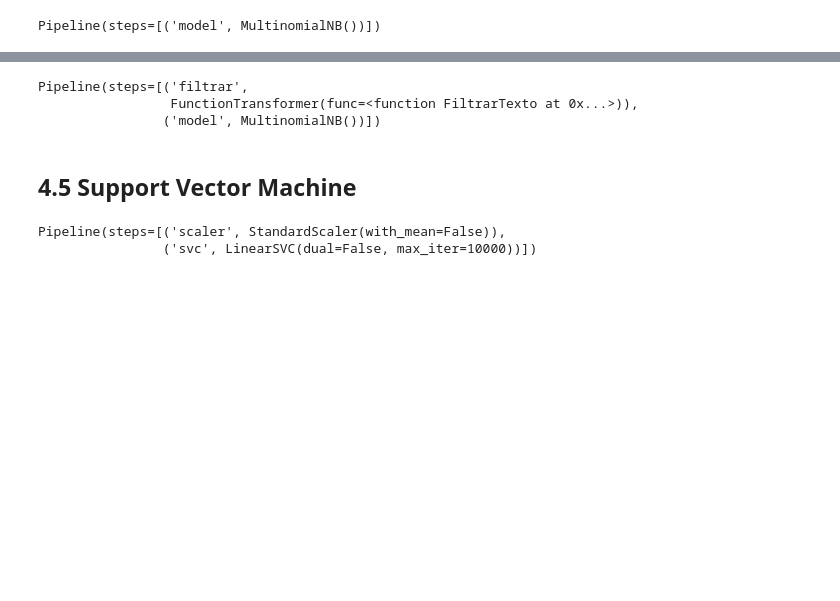
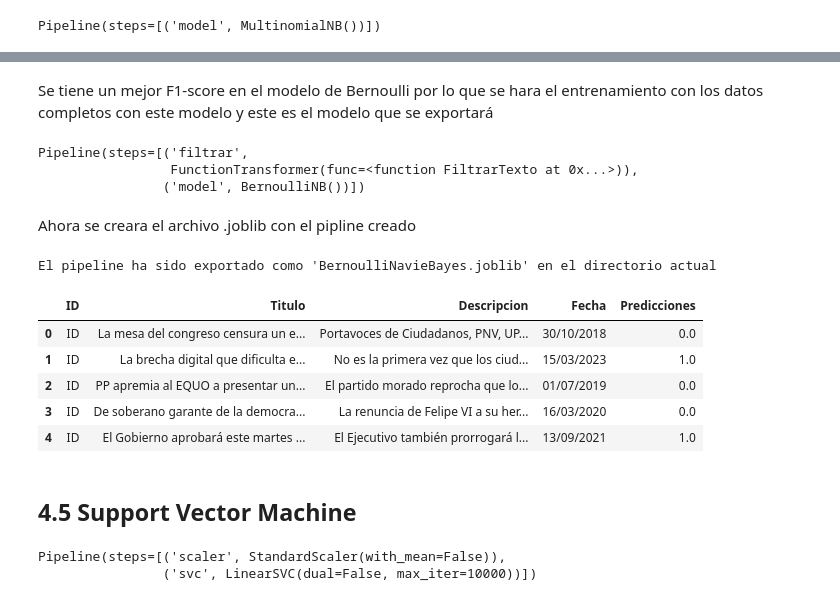
Before and after one commit to andreschaparr0/Proyecto01-BI, a Jupyter notebook: Proyecto 1/Proyecto1.ipynb, the cells around one changed output, grey strips where cells are left out. Cells and saved outputs as stored; diff of their text form; code cells hidden in the pictures; blank space fills up the shorter version.

Commit message:
Listo el modelo multilineal de naive bayes y bernoulli de naive bayes. Se escogio Bernoulli y ya se hizo las predicciones y el .joblib

```diff
--- a/Proyecto 1/Proyecto1.ipynb
+++ b/Proyecto 1/Proyecto1.ipynb
@@ -712,19 +798,45 @@ ROC AUC: 0.83613114517444
+# %% [markdown]
+Se tiene un mejor F1-score en el modelo de Bernoulli por lo que se hara el entrenamiento con los datos completos con este modelo y este es el modelo que se exportará
 # %%
-from sklearn.preprocessing import StandardScaler, FunctionTransformer
+from sklearn.preprocessing import FunctionTransformer
 
-filtrar_transformer_mvb = FunctionTransformer(FiltrarTexto)
+filtrar_transformer = FunctionTransformer(FiltrarTexto)
 
-mvbCompleto = Pipeline([
-    ("filtrar", filtrar_transformer_mvb),
-    ('model', MultinomialNB())
+bernoulliNBCompleta = Pipeline([
+    ("filtrar", filtrar_transformer),
+    ('model', BernoulliNB())
 ])
 
 # Entrenar el pipeline
-mvbCompleto.fit(data_original_0, data_original_6['Label'])
+bernoulliNBCompleta.fit(data_original_0, data_original_6['Label'])
 # %% [output]
 Pipeline(steps=[('filtrar',
                  FunctionTransformer(func=<function FiltrarTexto at 0x...>)),
-                ('model', MultinomialNB())])
+                ('model', BernoulliNB())])
+# %% [markdown]
+Ahora se creara el archivo .joblib con el pipline creado
+# %%
+from joblib import dump
+
+# Exportar el pipeline entrenado en formato .joblib
+dump(bernoulliNBCompleta, "BernoulliNavieBayes.joblib")
+print("El pipeline ha sido exportado como 'BernoulliNavieBayes.joblib' en el directorio actual")
+# %% [output]
+El pipeline ha sido exportado como 'BernoulliNavieBayes.joblib' en el directorio actual
+# %%
+predicciones_bnb = bernoulliNBCompleta.predict(data_validation)
+
+df_predicciones_bnb = pd.DataFrame(predicciones_bnb, columns=["Predicciones"])
+df_resultado_bnb = pd.concat([data_validation, df_predicciones_bnb], axis=1)
+df_resultado_bnb.to_excel("prediccionesBernoulliNaiveBayes.xlsx", index=False)
+df_resultado_bnb.head()
+# %% [output]
+|  | ID | Titulo | Descripcion | Fecha | Predicciones |
+| 0 | ID | La mesa del congreso censura un e... | Portavoces de Ciudadanos, PNV, UP... | 30/10/2018 | 0.0 |
+| 1 | ID | La brecha digital que dificulta e... | No es la primera vez que los ciud... | 15/03/2023 | 1.0 |
+| 2 | ID | PP apremia al EQUO a presentar un... | El partido morado reprocha que lo... | 01/07/2019 | 0.0 |
+| 3 | ID | De soberano garante de la democra... | La renuncia de Felipe VI a su her... | 16/03/2020 | 0.0 |
+| 4 | ID | El Gobierno aprobará este martes ... | El Ejecutivo también prorrogará l... | 13/09/2021 | 1.0 |
 # %% [markdown]
 ## 4.5 Support Vector Machine
 # %%
```
Also changed, not shown: parts of 9 cells of this notebook, 2 other files.
